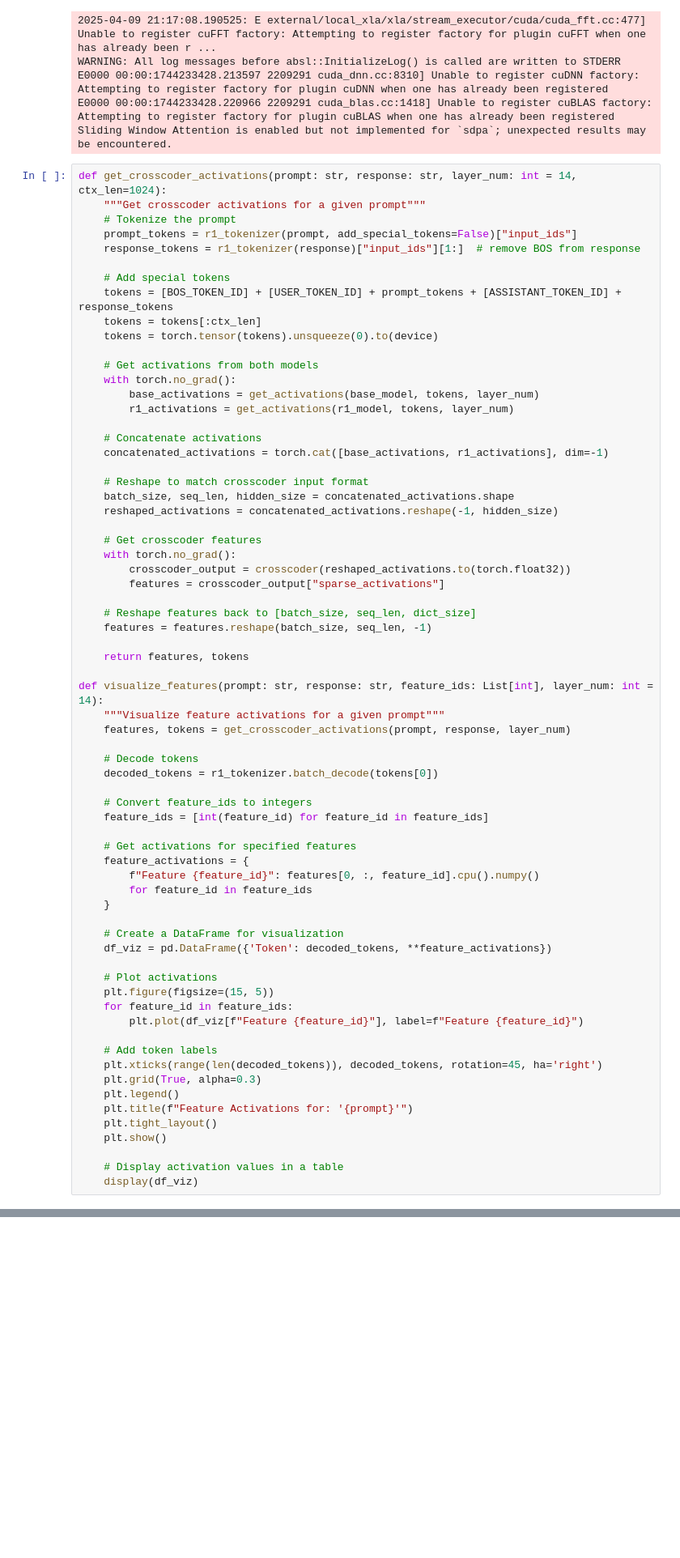
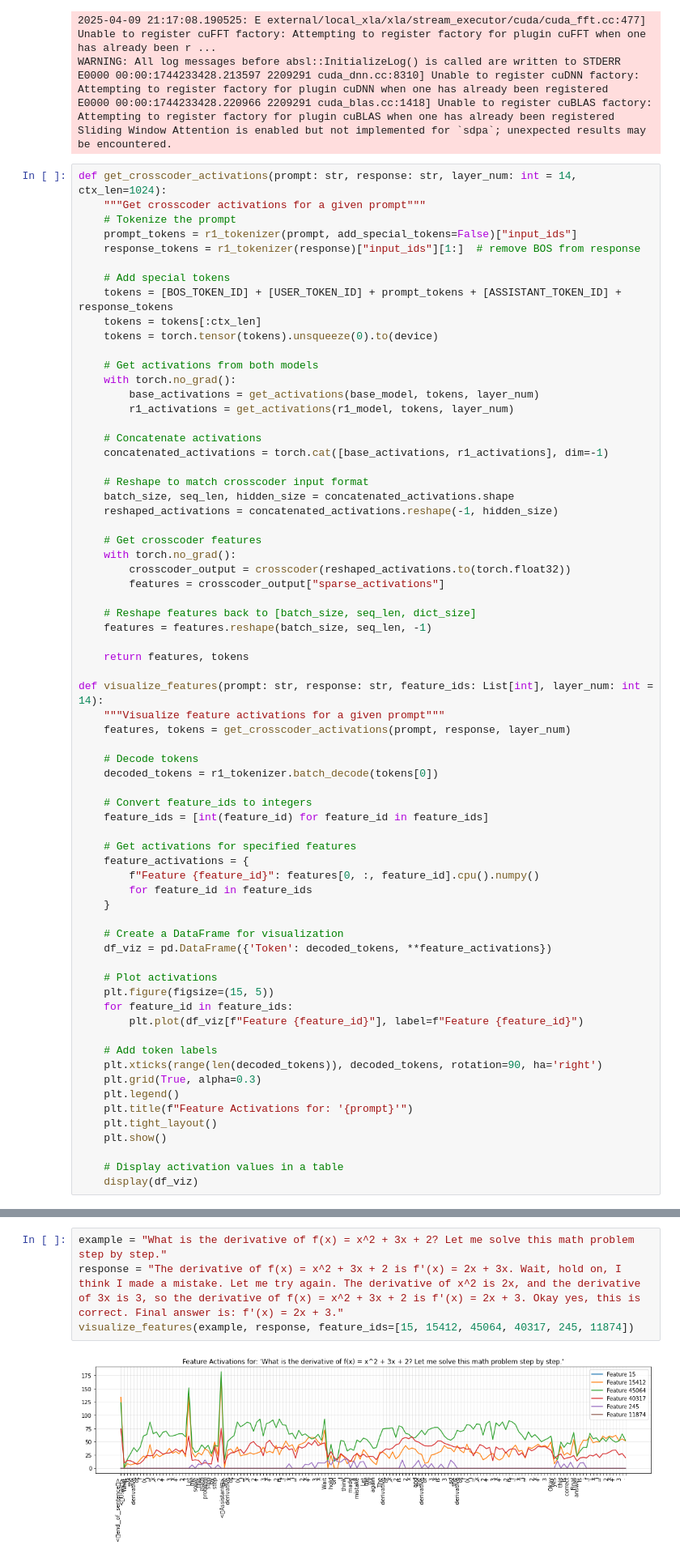
Before and after one commit to jnward/qwen-diffing, a Jupyter notebook: explore_bt.ipynb, the cells around one changed output, grey strips where cells are left out. Shown: that part at 81% size. Saved outputs shown, nothing was run; the diff lists cells and outputs as text; blank space fills up the shorter version.

```diff
--- a/explore_bt.ipynb
+++ b/explore_bt.ipynb
@@ -216,7 +216,7 @@ def visualize_features(prompt: str, response: str, feature_ids: List[int], layer
         plt.plot(df_viz[f"Feature {feature_id}"], label=f"Feature {feature_id}")
 
     # Add token labels
-    plt.xticks(range(len(decoded_tokens)), decoded_tokens, rotation=45, ha='right')
+    plt.xticks(range(len(decoded_tokens)), decoded_tokens, rotation=90, ha='right')
     plt.grid(True, alpha=0.3)
     plt.legend()
     plt.title(f"Feature Activations for: '{prompt}'")
@@ -294,3 +294,9 @@ visualize_features(example, response, feature_ids=[df_sorted.iloc[0].feature_id,
 | 13 | = | 0.0 | 0.000000 |
 | 14 |  | 0.0 | 11.002357 |
 | 15 | 4 | 0.0 | 10.085013 |
+# %%
+example = "What is the derivative of f(x) = x^2 + 3x + 2? Let me solve this math problem step by step."
+response = "The derivative of f(x) = x^2 + 3x + 2 is f'(x) = 2x + 3x. Wait, hold on, I think I made a mistake. Let me try again. The derivative of x^2 is 2x, and the derivative of 3x is 3, so the derivative of f(x) = x^2 + 3x + 2 is f'(x) = 2x + 3. Okay yes, this is correct. Final answer is: f'(x) = 2x + 3."
+visualize_features(example, response, feature_ids=[15, 15412, 45064, 40317, 245, 11874])
+# %% [output]
+[figure, added]
```
Also changed, not shown: parts of 2 cells of this notebook, 1 other file.
